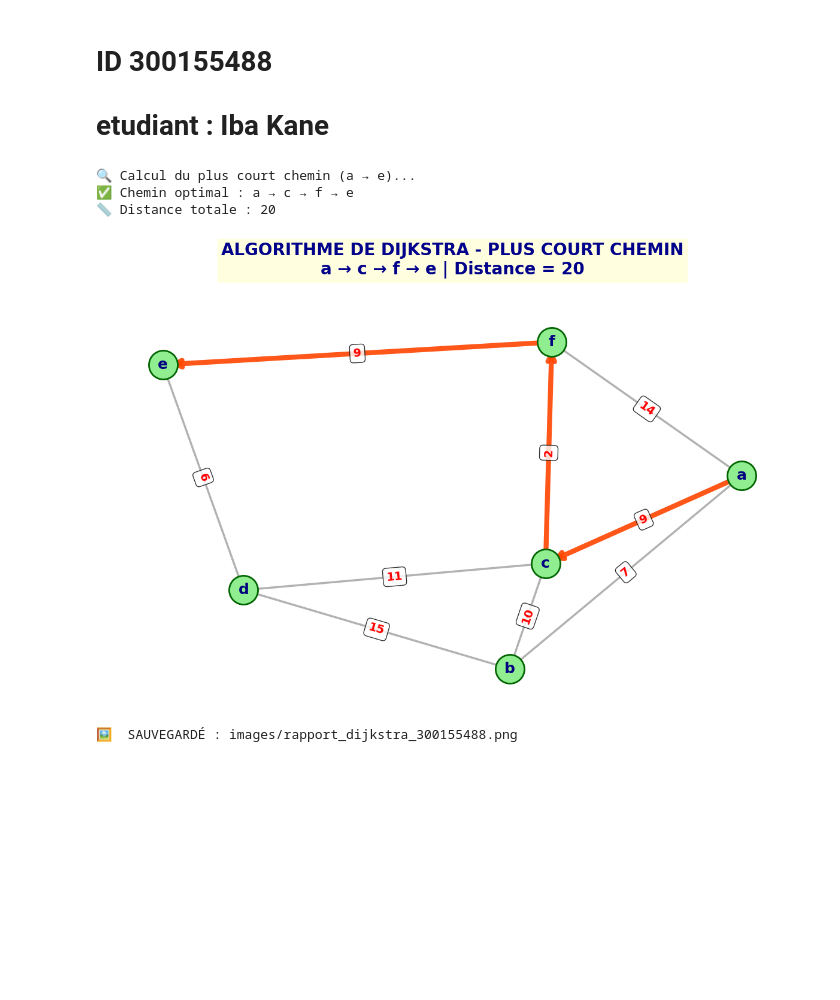
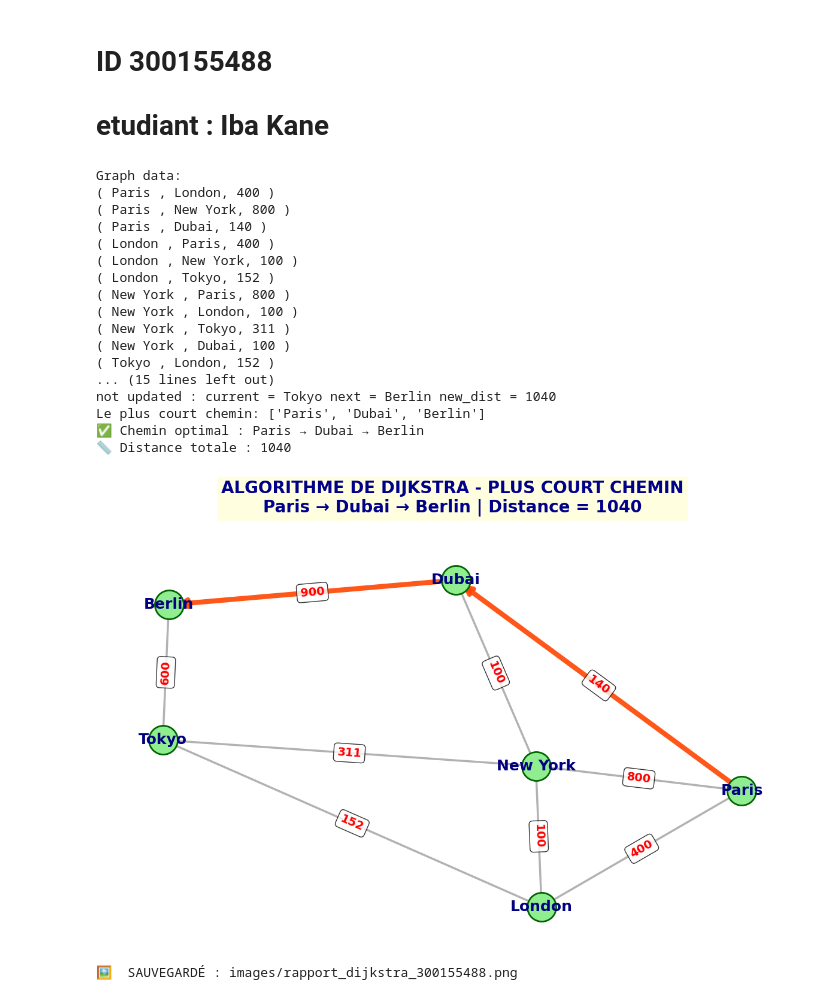
Before and after one commit to CollegeBoreal/INF1093-201-26H-05, a Jupyter notebook: 8.Dijkstra/300155488/Rapport.ipynb, the cells around one changed output. Drawn from its saved outputs; the diff is of its cells as text; code cells hidden in the pictures; blank space fills up the shorter version.

```diff
--- a/8.Dijkstra/300155488/Rapport.ipynb
+++ b/8.Dijkstra/300155488/Rapport.ipynb
@@ -10,7 +10,6 @@ import os
 from io import StringIO
 from contextlib import redirect_stdout
 
-print("🔍 Calcul du plus court chemin (a → e)...")
 
 # 1. DIJKSTRA SANS DEBUG MESSY
 f = StringIO()
@@ -19,8 +18,8 @@ with redirect_stdout(f):
         v.set_distance(float('inf'))
         v.visited = False
         v.previous = None
-    start = g.get_vertex('a')
-    target = g.get_vertex('e')
+    start = g.get_vertex('Paris')
+    target = g.get_vertex('Berlin')
     dijkstra(g, start)
 
 path = shortest(target)
@@ -34,36 +33,50 @@ G_nx = nx.Graph()
 for v in g: G_nx.add_node(v.get_id())
 for v in g:
     for w in v.get_connections():
         G_nx.add_edge(v.get_id(), w.get_id(), weight=v.get_weight(w))
 
-# 3. DOSSIER + FIGURE PRO
+
 #os.makedirs('images', exist_ok=True)
 filename = 'images/rapport_dijkstra_300155488.png'
 
 pos = nx.spring_layout(G_nx, seed=42)
 plt.figure(figsize=(12,8))
 
 path_edges = list(zip(path, path[1:]))
 nx.draw_networkx_nodes(G_nx, pos, node_size=1200, node_color='#90EE90', edgecolors='darkgreen', linewidths=2)
 nx.draw_networkx_edges(G_nx, pos, edgelist=[e for e in G_nx.edges()
     if e not in path_edges and (e[1],e[0]) not in path_edges], width=2.5, edge_color='gray', alpha=0.6, style='solid')
 nx.draw_networkx_edges(G_nx, pos, edgelist=path_edges, width=6, edge_color='#FF4500', alpha=0.9, arrows=True, arrowstyle='->', arrowsize=20)
 nx.draw_networkx_labels(G_nx, pos, font_size=18, font_weight='bold', font_color='navy')
 labels = {(u,v): str(d['weight']) for u,v,d in G_nx.edges(data=True)}
 nx.draw_networkx_edge_labels(G_nx, pos, edge_labels=labels, font_color='red', font_size=14, font_weight='bold', bbox=dict(boxstyle="round,pad=0.3", facecolor="white", alpha=0.8))
 
 plt.title(f"ALGORITHME DE DIJKSTRA - PLUS COURT CHEMIN\n{''.join([f'{p} → ' for p in path[:-1]] + [path[-1]])} | Distance = {distance}",
           fontsize=20, fontweight='bold', pad=40, color='darkblue', backgroundcolor='lightyellow')
 plt.axis('off')
 plt.tight_layout()
 
 plt.savefig(filename, dpi=300, bbox_inches='tight', facecolor='white')
 plt.show()
 
 print(f"🖼️  SAUVEGARDÉ : {filename}")
 # %% [output]
-🔍 Calcul du plus court chemin (a → e)...
-✅ Chemin optimal : a → c → f → e
-📏 Distance totale : 20
+Graph data:
+( Paris , London, 400 )
+( Paris , New York, 800 )
+( Paris , Dubai, 140 )
+( London , Paris, 400 )
+( London , New York, 100 )
+( London , Tokyo, 152 )
+( New York , Paris, 800 )
+( New York , London, 100 )
+( New York , Tokyo, 311 )
+( New York , Dubai, 100 )
+( Tokyo , London, 152 )
+... (15 lines left out)
+not updated : current = Tokyo next = Berlin new_dist = 1040
+Le plus court chemin: ['Paris', 'Dubai', 'Berlin']
+✅ Chemin optimal : Paris → Dubai → Berlin
+📏 Distance totale : 1040
-[figure, old version]
+[figure, new version]
 🖼️  SAUVEGARDÉ : images/rapport_dijkstra_300155488.png
```
Also changed, not shown: 4 other files.
